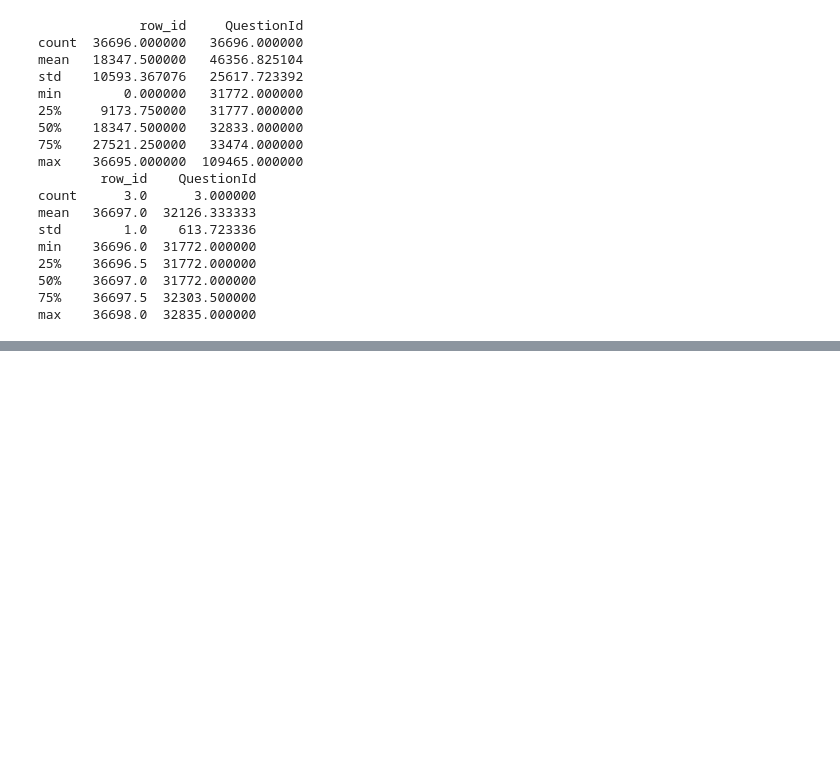
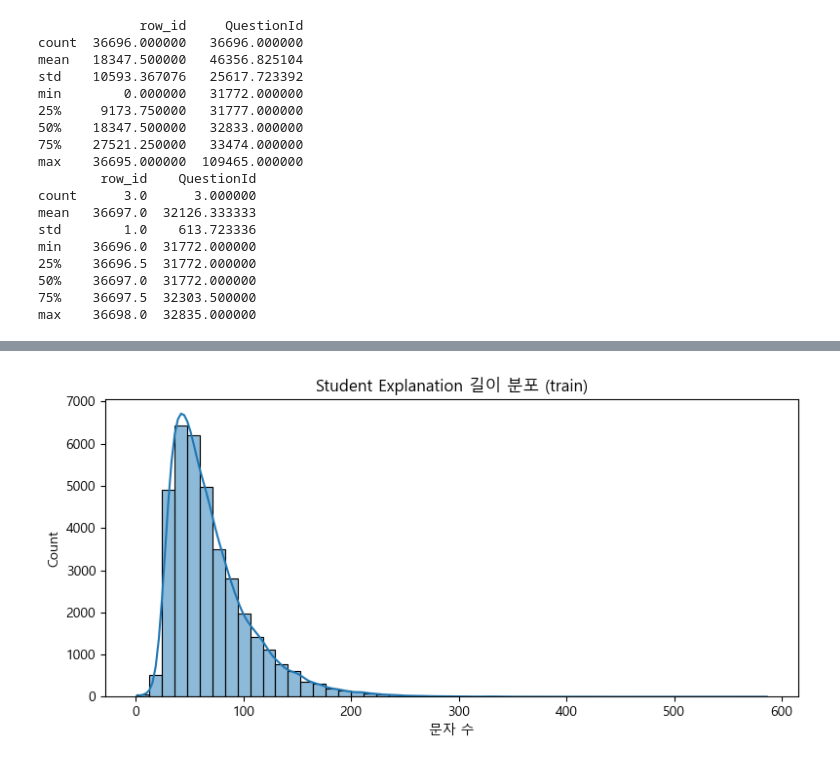
Before and after one commit to hyunjiiiiiiii/25-2_NLP, a Jupyter notebook: notebooks/01_eda.ipynb, the cells around one changed output, grey strips where cells are left out. Cells and saved outputs as stored; diff of their text form; code cells hidden in the pictures; blank space fills up the shorter version.

```diff
--- a/notebooks/01_eda.ipynb
+++ b/notebooks/01_eda.ipynb
@@ -92,0 +295,7 @@ max    36698.0  32835.000000
+# %%
+# Student Explanation
+
+train["exp_len"] = train["StudentExplanation"].astype(str).str.len()
+test["exp_len"] = test["StudentExplanation"].astype(str).str.len()
+
+train["exp_len"].describe()
@@ -92,0 +312,9 @@ max    36698.0  32835.000000
+# %%
+plt.figure()
+sns.histplot(train["exp_len"], bins=50, kde=True)
+plt.title("Student Explanation 길이 분포 (train)")
+plt.xlabel("문자 수")
+plt.tight_layout()
+plt.show()
+# %% [output]
+[figure, added]
```
Also changed, not shown: parts of 26 cells of this notebook.
